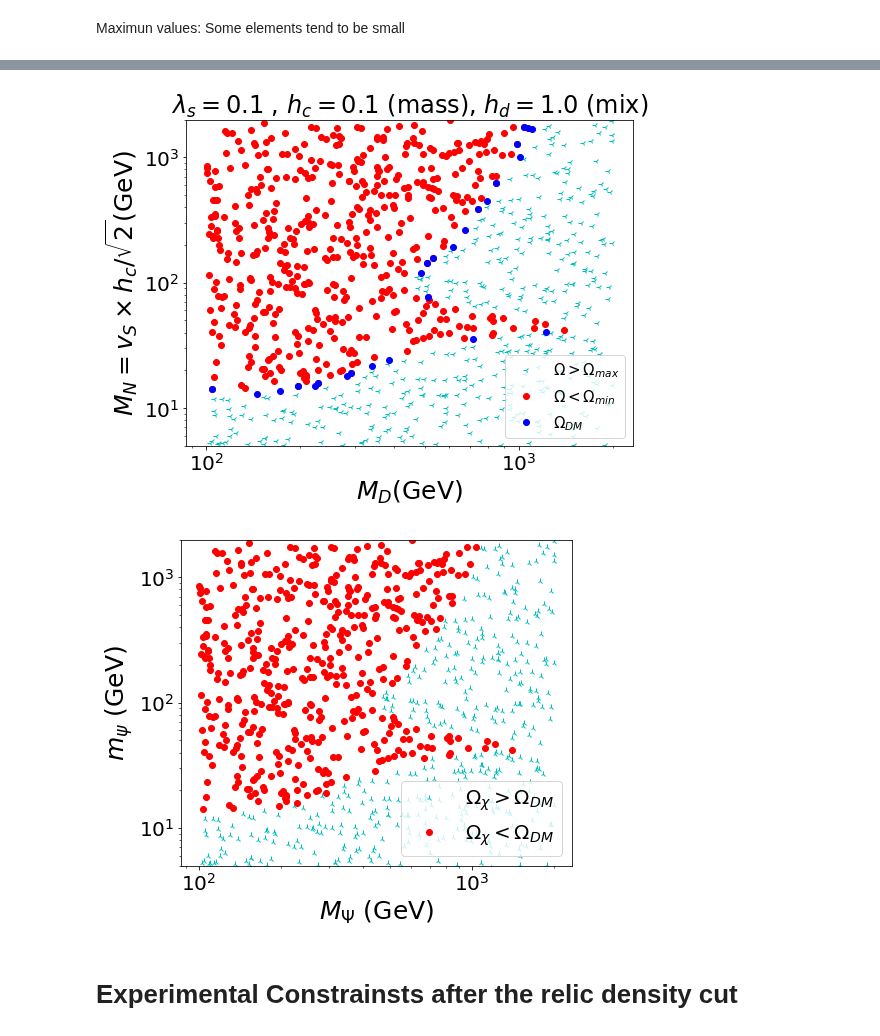
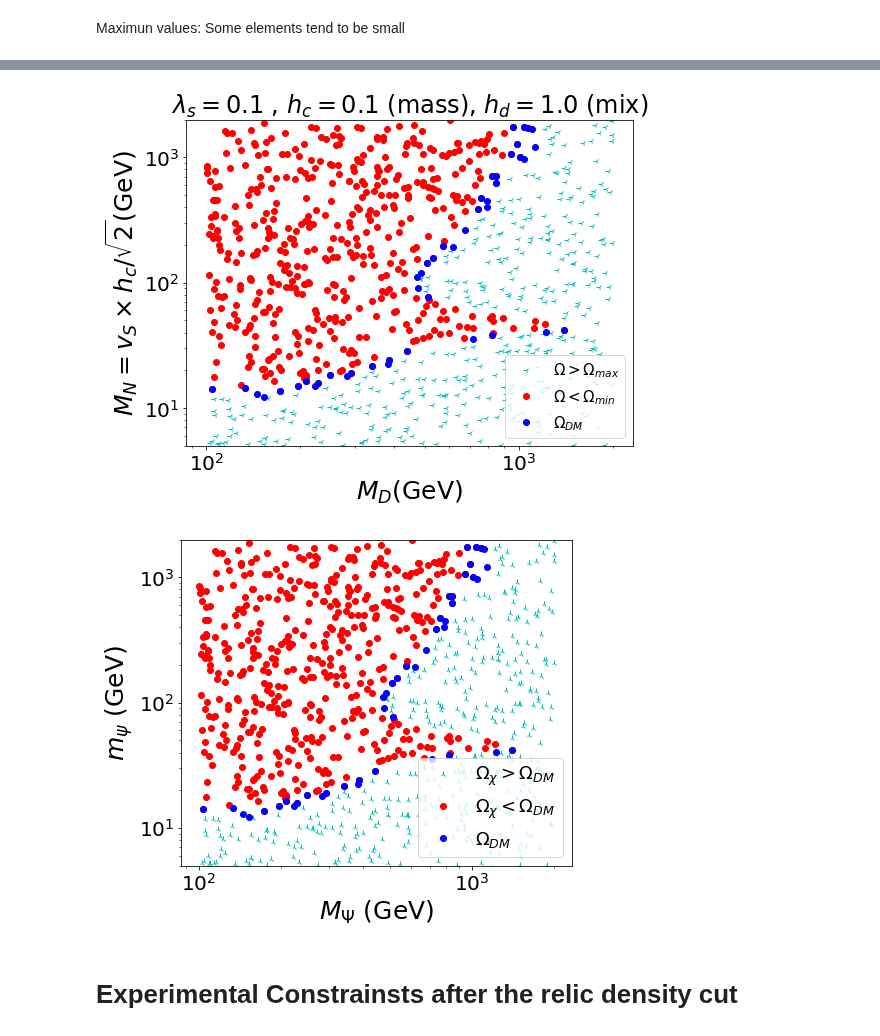
Before and after one commit to anferivera/SDdiracDM, a Jupyter notebook: run-model-MDvsVS-hc01hd1.ipynb, the cells around one changed output, grey strips where cells are left out. Cells and saved outputs as stored; diff of their text form; code cells hidden in the pictures.

```diff
--- a/run-model-MDvsVS-hc01hd1.ipynb
+++ b/run-model-MDvsVS-hc01hd1.ipynb
@@ -353,5 +356,5 @@ print(np.abs(xd.YRB21).max(),np.abs(xd.YRB22).max(),np.abs(xd.YRB23).max())
 # %%
-xDM = xd[np.logical_and(xd.Omega<0.13, xd.Omega>0.10)]
+xDM = xd[np.logical_and(xd.Omega<0.14, xd.Omega>0.09)]
 xDM1 = xd[np.logical_and(xd.Omega>Omega_max, 1>0)]
 xDM2 = xd[np.logical_and(xd.Omega<Omega_min, 1>0)]
 # %%
@@ -369,22 +372,23 @@ plt.ylim(5,2e3)
 
 plt.show()
 # %% [output]
-[figure, old version]
+[figure, new version]
 # %%
 plt.figure(figsize=(7,6))
 
 plt.loglog(xd.MDF, xd.vS*xd.YRC/np.sqrt(2),'c2',label=r'$\Omega_\chi > \Omega_{DM}$')
 plt.loglog(xDM2.MDF, xDM2.vS*xDM2.YRC/np.sqrt(2),'ro',label=r'$\Omega_\chi < \Omega_{DM}$')
+plt.plot(xDM.MDF, xDM.vS*xDM.YRC/np.sqrt(2),'bo',label=r'$\Omega_{DM}$')
 
-plt.legend(prop={'size':20},loc='best')
+plt.legend(prop={'size':18},loc='best')
 plt.xlabel(r'$M_{\Psi}$ (GeV)',size=25)
 plt.ylabel(r'$m_\psi$ (GeV)',size=25)
 
 plt.ylim(5,2e3)
 
 plt.show()
 # %% [output]
-[figure, old version]
+[figure, new version]
 # %% [markdown]
 # Experimental Constrainsts after the relic density cut
 # %%
```
Also changed, not shown: parts of 13 cells of this notebook, 8 other files.
